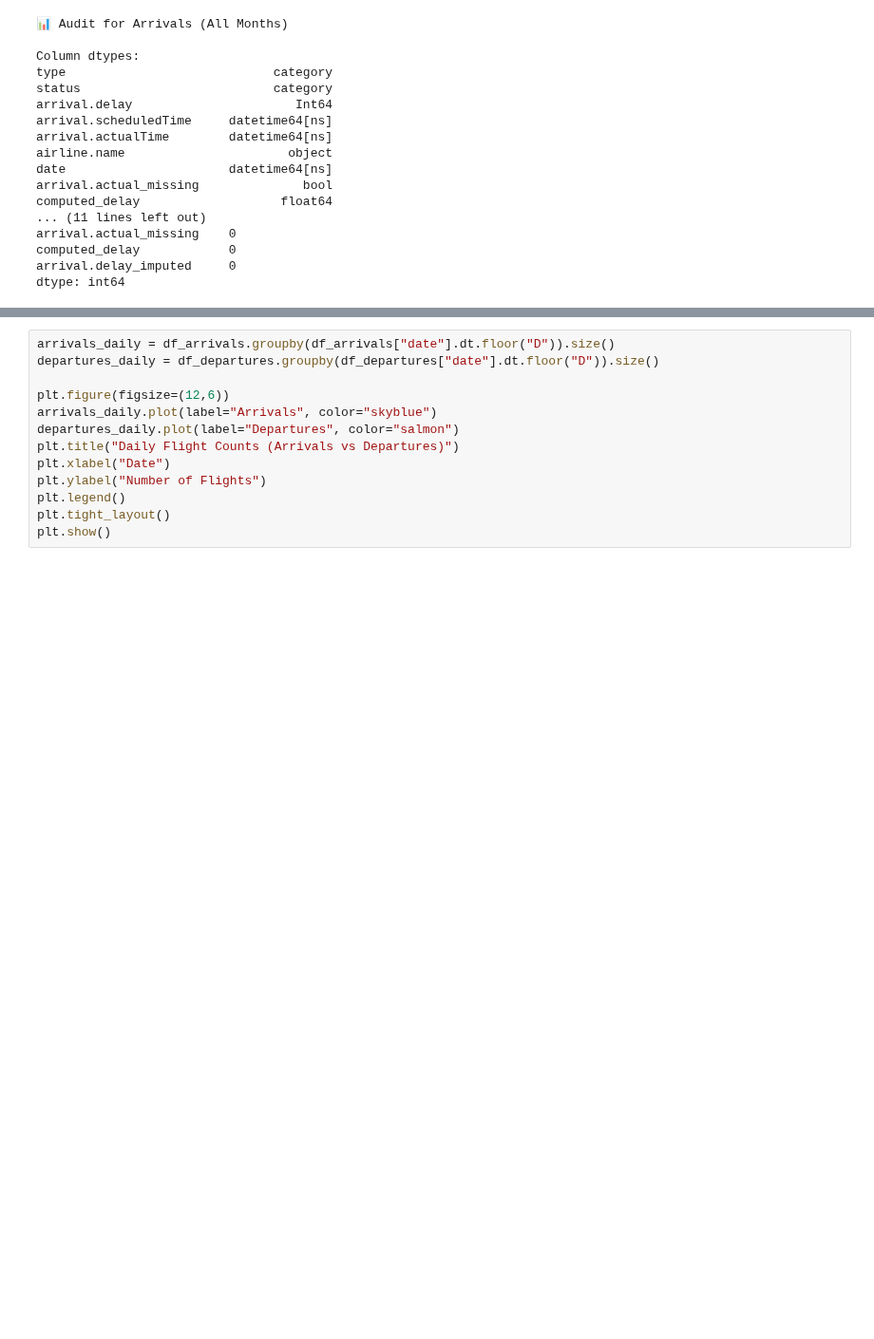
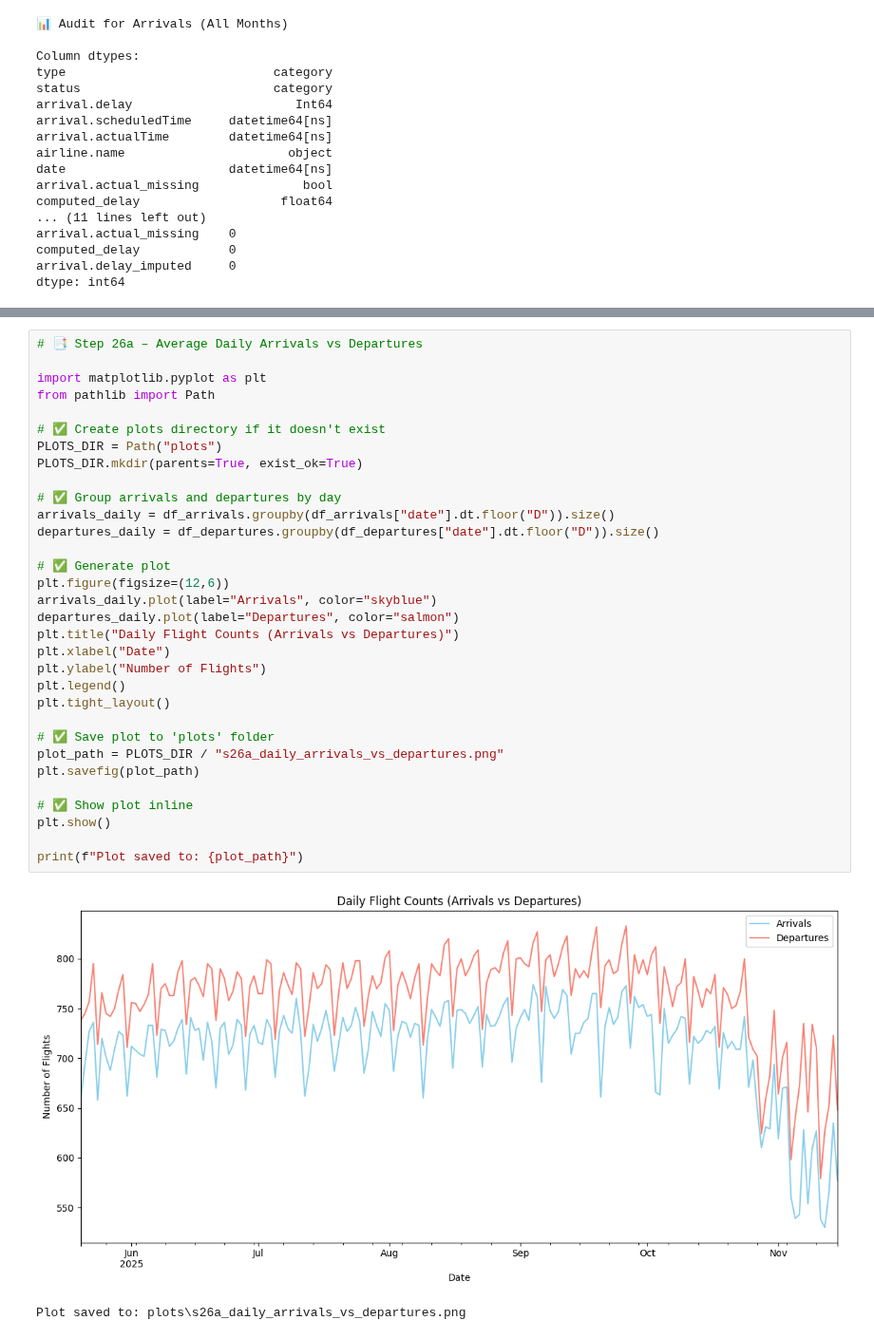
Before and after one commit to ECronin1973/programming-for-data-analytics, a Jupyter notebook: project/project.ipynb, the cells around one changed output, grey strips where cells are left out. Shown at 95% size. Drawn from its saved outputs; the diff is of its cells as text; blank space fills up the shorter version.

```diff
--- a/project/project.ipynb
+++ b/project/project.ipynb
@@ -2724,14 +2920,36 @@ Targeted line plots are generated to show the **average daily flight counts** fo
 # %%
+# 📑 Step 26a – Average Daily Arrivals vs Departures
+
+import matplotlib.pyplot as plt
+from pathlib import Path
+
+# ✅ Create plots directory if it doesn't exist
+PLOTS_DIR = Path("plots")
+PLOTS_DIR.mkdir(parents=True, exist_ok=True)
+
+# ✅ Group arrivals and departures by day
 arrivals_daily = df_arrivals.groupby(df_arrivals["date"].dt.floor("D")).size()
 departures_daily = df_departures.groupby(df_departures["date"].dt.floor("D")).size()
 
+# ✅ Generate plot
 plt.figure(figsize=(12,6))
 arrivals_daily.plot(label="Arrivals", color="skyblue")
 departures_daily.plot(label="Departures", color="salmon")
 plt.title("Daily Flight Counts (Arrivals vs Departures)")
 plt.xlabel("Date")
 plt.ylabel("Number of Flights")
 plt.legend()
 plt.tight_layout()
+
+# ✅ Save plot to 'plots' folder
+plot_path = PLOTS_DIR / "s26a_daily_arrivals_vs_departures.png"
+plt.savefig(plot_path)
+
+# ✅ Show plot inline
 plt.show()
+
+print(f"Plot saved to: {plot_path}")
+# %% [output]
+[figure, added]
+Plot saved to: plots\s26a_daily_arrivals_vs_departures.png
 # %% [markdown]
```
Also changed, not shown: parts of 116 cells of this notebook, 16 other files.
